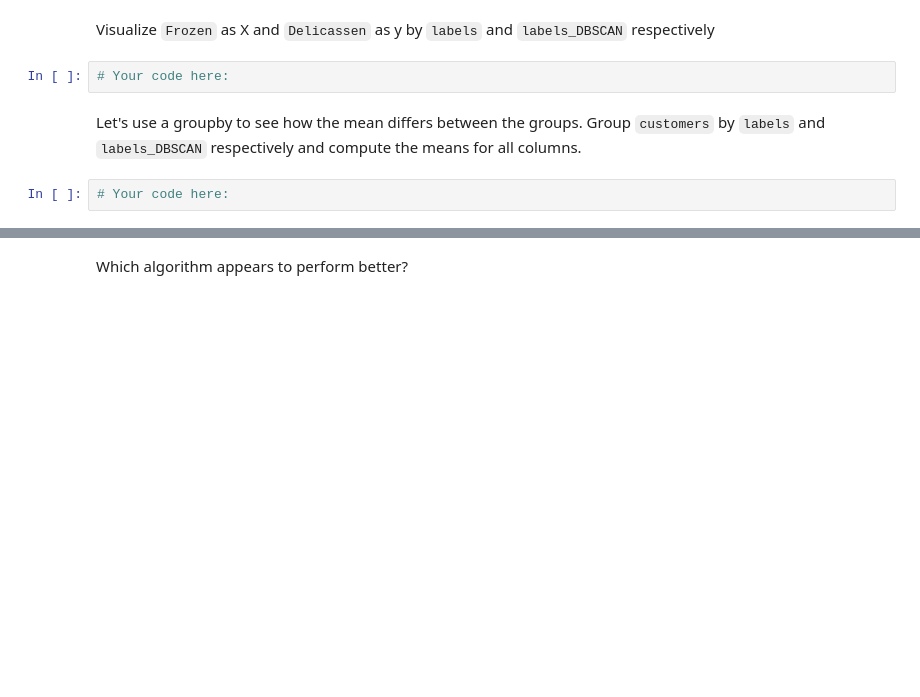
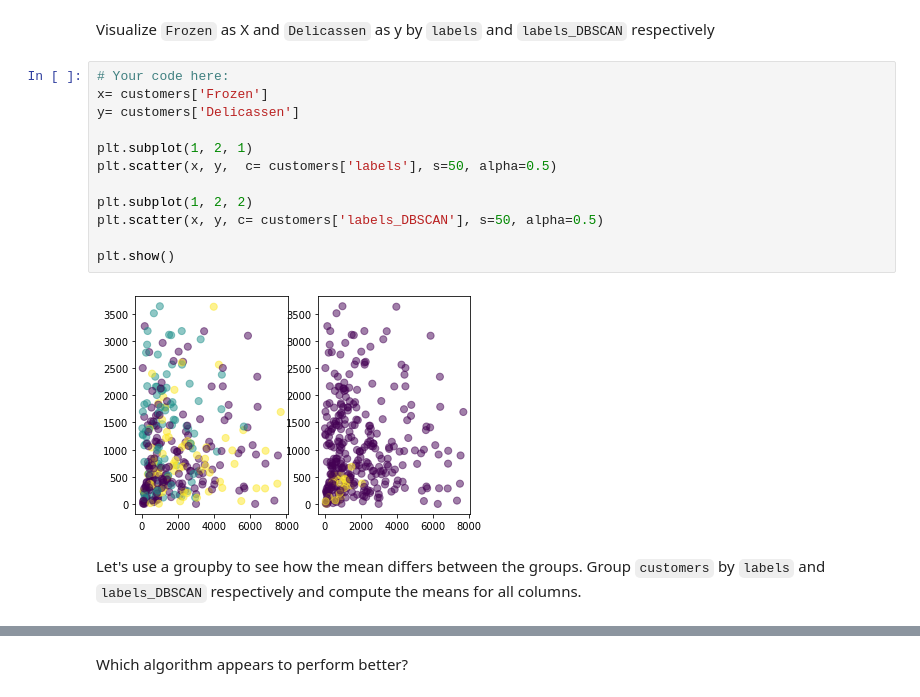
Before and after one commit to Juliaroch/dataptmad1019, a Jupyter notebook: module-3/lab-unsupervised-learning/your-code/main.ipynb, the cells around one changed output, grey strips where cells are left out. Drawn from its saved outputs; the diff is of its cells as text; blank space fills up the shorter version.

```diff
--- a/module-3/lab-unsupervised-learning/your-code/main.ipynb
+++ b/module-3/lab-unsupervised-learning/your-code/main.ipynb
@@ -173,8 +292,18 @@ Visualize `Grocery` as X and `Fresh` as y by `labels` and `labels_DBSCAN` respec
 # %% [markdown]
 Visualize `Frozen` as X and `Delicassen` as y by `labels` and `labels_DBSCAN` respectively
-# %%
-# Your code here:
+# %%
+# Your code here:
+x= customers['Frozen']
+y= customers['Delicassen']
+
+plt.subplot(1, 2, 1)
+plt.scatter(x, y,  c= customers['labels'], s=50, alpha=0.5)
+
+plt.subplot(1, 2, 2)
+plt.scatter(x, y, c= customers['labels_DBSCAN'], s=50, alpha=0.5)
+
+plt.show()
+# %% [output]
+[figure, added]
 # %% [markdown]
 Let's use a groupby to see how the mean differs between the groups. Group `customers` by `labels` and `labels_DBSCAN` respectively and compute the means for all columns.
-# %%
-# Your code here:
```
Also changed, not shown: parts of 25 cells of this notebook.
